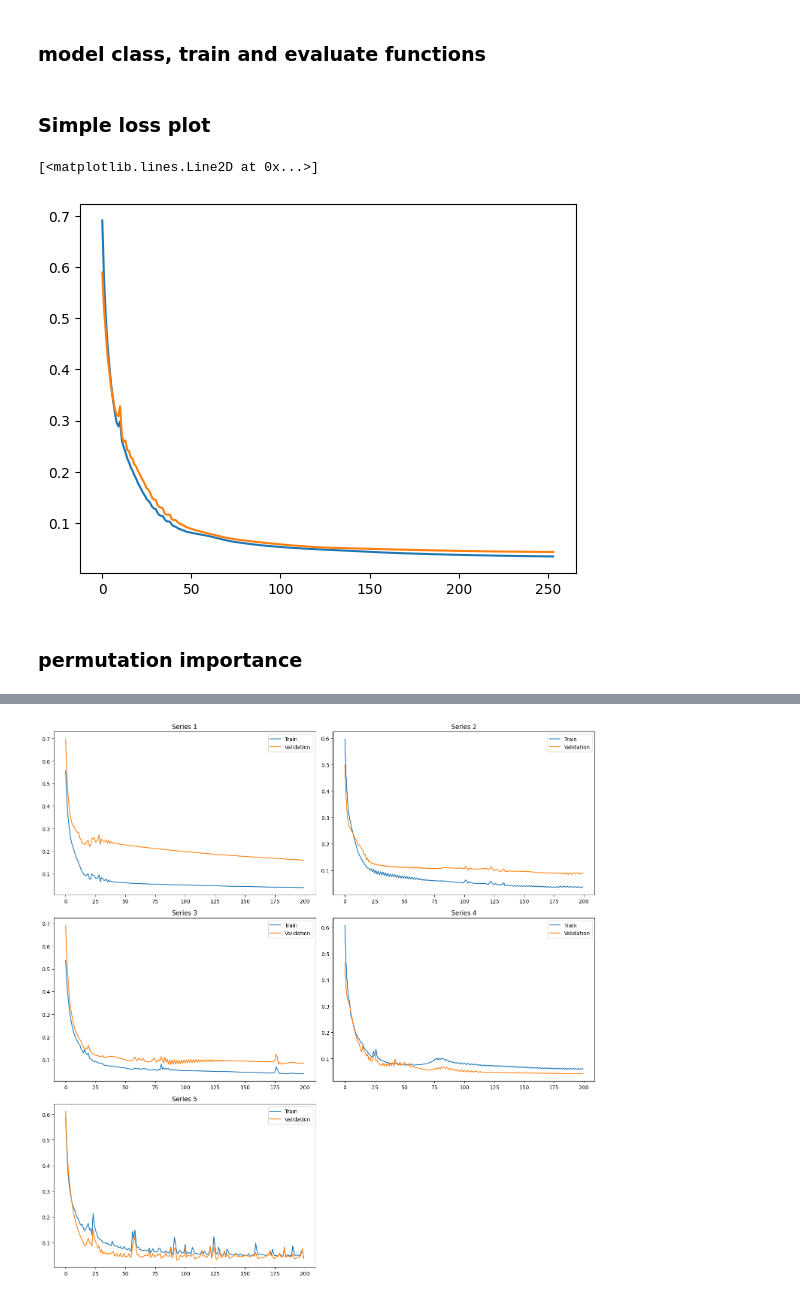
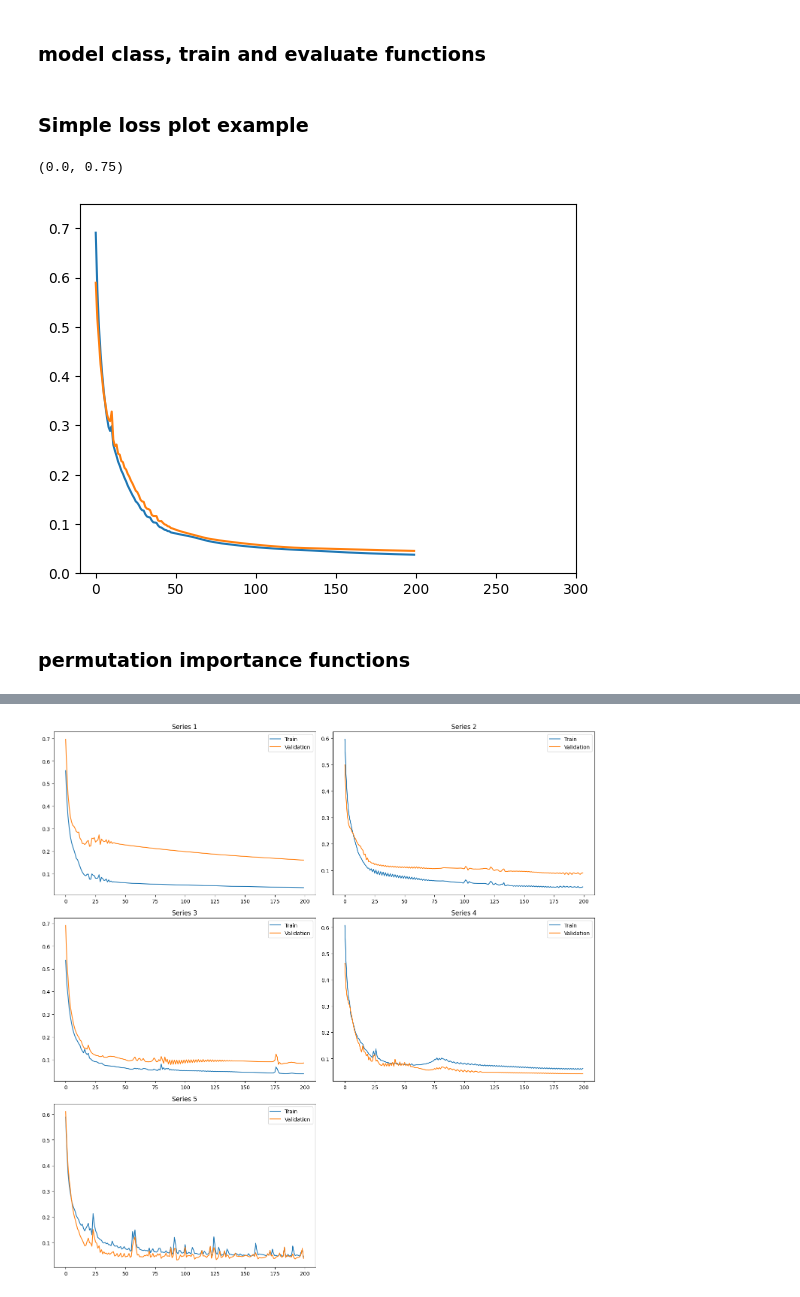
Before and after one commit to Lucas-ZR/datahow-thesis-feup, a Jupyter notebook: torch_perm_imp_reg.ipynb, the cells around one changed output, grey strips where cells are left out. Drawn from its saved outputs; the diff is of its cells as text; code cells hidden in the pictures.

```diff
--- a/torch_perm_imp_reg.ipynb
+++ b/torch_perm_imp_reg.ipynb
@@ -109,7 +110,7 @@ def evaluate(Loader, model, loss_fn):
     return loss_sum
 # %%
 #train and store all errors =)
-def train(TrainLoader, TestLoader, model, loss_fn, optimizer,epochs):
+def train_fn(TrainLoader, TestLoader, model, loss_fn, optimizer,epochs):
     train_loss_epochs=[]
     test_loss_epochs=[]
 
@@ -135,5 +153,5 @@ def train(TrainLoader, TestLoader, model, loss_fn, optimizer,epochs):
 # %% [markdown]
-### Simple loss plot
+### Simple loss plot example
 # %%
 torch.manual_seed(4000)
 train_loader=make_loader(X=x_train,y=y_train,batch=32)
@@ -144,8 +161,8 @@ model=NeuralNetwork(input_size=401)
 loss_fn=nn.MSELoss()
 optimizer=optim.Adam(model.parameters())
 # %%
-epochs=254
-model, train_loss, test_loss=train(TrainLoader=train_loader,
+epochs=200
+model, train_loss, test_loss=train_fn(TrainLoader=train_loader,
                                    TestLoader=test_loader,
                                    model=model,
                                    loss_fn=loss_fn,
@@ -154,12 +171,12 @@ model, train_loss, test_loss=train(TrainLoader=train_loader,
 # %%
 plt.plot(np.arange(epochs),train_loss)
 plt.plot(np.arange(epochs),test_loss)
-#plt.xlim(200,260)
-#plt.ylim(0.02,0.2)
+plt.xlim(-10,300)
+plt.ylim(0,0.75)
 # %% [output]
-[<matplotlib.lines.Line2D at 0x...>]
+(0.0, 0.75)
-[figure, old version]
+[figure, new version]
 # %% [markdown]
-### permutation importance
+### permutation importance functions
 # %%
 #permutation importance from scikitlearn internally uses the predict function and checks for the presence
```
Also changed, not shown: parts of 18 cells of this notebook, 1 other file.
